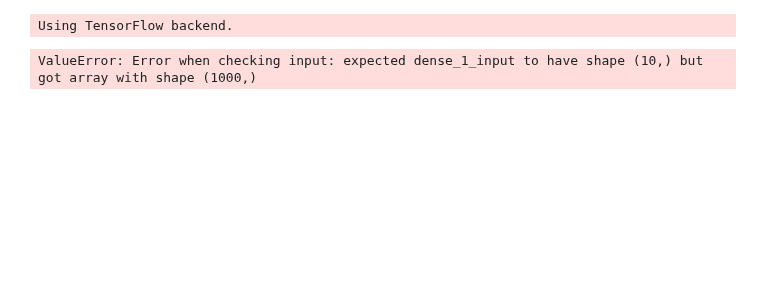
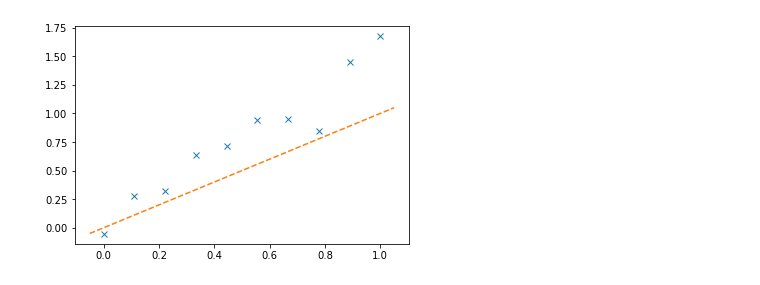
Before and after one commit to vma101/big_data_tools, a Jupyter notebook: hw1_ols.ipynb, the cells around one changed output. Cells and saved outputs as stored; diff of their text form; code cells hidden in the pictures; blank space fills up the shorter version.

```diff
--- a/hw1_ols.ipynb
+++ b/hw1_ols.ipynb
@@ -47,15 +47,14 @@ abline(1,0)
 # %%
 # Question 2: TensorFlow
 from keras.models import Sequential
 from keras.layers.core import Dense, Activation
 model = Sequential()
 model.add(Dense(1, input_shape=(K,)))
 model.add(Activation('sigmoid'))
-model.compile(optimizer='adam', loss='mse')
-hist = model.fit(X, Y, epochs=100, batch_size=50, verbose=0)
+model.compile(optimizer='adam', loss ='mse')
+hist = model.fit(x = np.transpose(X), y = Y, epochs=100, batch_size=50, verbose=0)
 beta_keras = model.layers[0].get_weights()[0]
 plt.plot(beta,beta_keras[0:K],'x')
 abline(1,0)
 # %% [output]
-Using TensorFlow backend.
-ValueError: Error when checking input: expected dense_1_input to have shape (10,) but got array with shape (1000,)
+[figure, added]
```
Also changed, not shown: parts of 6 cells of this notebook.
